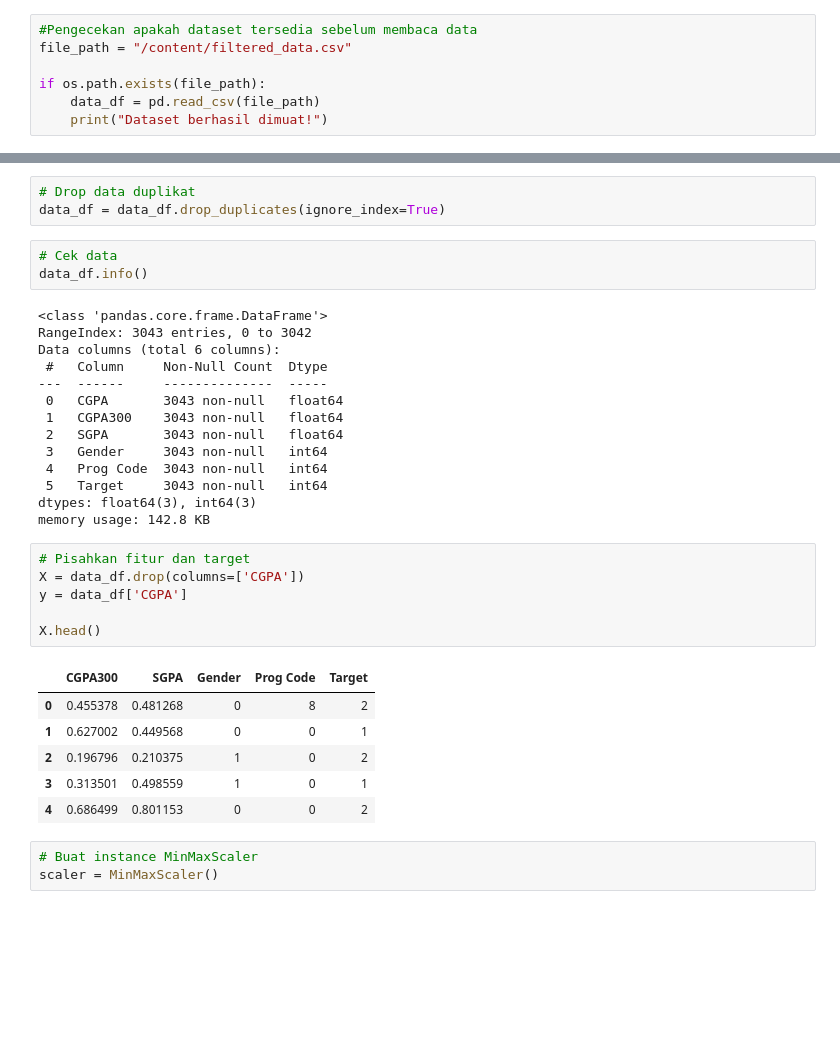
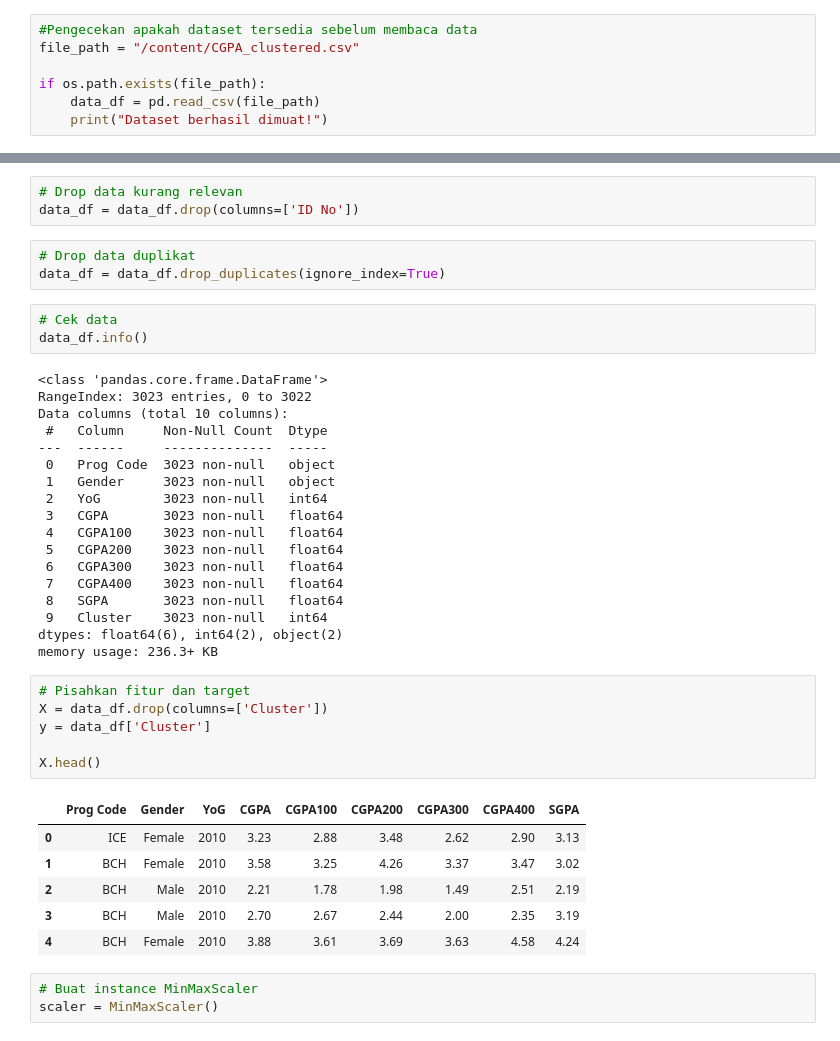
Before and after one commit to dewipuspita0904/MembangunProyekMachineLearning, a Jupyter notebook: [Klasifikasi]_Submission_Akhir_BMLP_Your_Name.ipynb, the cells around one changed output, grey strips where cells are left out. Drawn from its saved outputs; the diff is of its cells as text; blank space fills up the shorter version.

```diff
--- a/[Klasifikasi]_Submission_Akhir_BMLP_Your_Name.ipynb
+++ b/[Klasifikasi]_Submission_Akhir_BMLP_Your_Name.ipynb
@@ -29,7 +29,7 @@ warnings.filterwarnings("ignore")
 Memuat dataset hasil clustering dari file CSV ke dalam variabel DataFrame.
 # %%
 #Pengecekan apakah dataset tersedia sebelum membaca data
-file_path = "/content/filtered_data.csv"
+file_path = "/content/CGPA_clustered.csv"
 
 if os.path.exists(file_path):
     data_df = pd.read_csv(file_path)
@@ -70,6 +75,9 @@ display(data_df.head(10))
 # **3. Data Splitting**
 # %% [markdown]
 Tahap Data Splitting bertujuan untuk memisahkan dataset menjadi dua bagian: data latih (training set) dan data uji (test set).
+# %%
+# Drop data kurang relevan
+data_df = data_df.drop(columns=['ID No'])
 # %%
 # Drop data duplikat
 data_df = data_df.drop_duplicates(ignore_index=True)
@@ -78,31 +86,35 @@ data_df = data_df.drop_duplicates(ignore_index=True)
 data_df.info()
 # %% [output]
 <class 'pandas.core.frame.DataFrame'>
-RangeIndex: 3043 entries, 0 to 3042
-Data columns (total 6 columns):
+RangeIndex: 3023 entries, 0 to 3022
+Data columns (total 10 columns):
  #   Column     Non-Null Count  Dtype
 ---  ------     --------------  -----
- 0   CGPA       3043 non-null   float64
- 1   CGPA300    3043 non-null   float64
- 2   SGPA       3043 non-null   float64
- 3   Gender     3043 non-null   int64
- 4   Prog Code  3043 non-null   int64
- 5   Target     3043 non-null   int64
-dtypes: float64(3), int64(3)
-memory usage: 142.8 KB
+ 0   Prog Code  3023 non-null   object
+ 1   Gender     3023 non-null   object
+ 2   YoG        3023 non-null   int64
+ 3   CGPA       3023 non-null   float64
+ 4   CGPA100    3023 non-null   float64
+ 5   CGPA200    3023 non-null   float64
+ 6   CGPA300    3023 non-null   float64
+ 7   CGPA400    3023 non-null   float64
+ 8   SGPA       3023 non-null   float64
+ 9   Cluster    3023 non-null   int64
+dtypes: float64(6), int64(2), object(2)
+memory usage: 236.3+ KB
 # %%
 # Pisahkan fitur dan target
-X = data_df.drop(columns=['CGPA'])
-y = data_df['CGPA']
+X = data_df.drop(columns=['Cluster'])
+y = data_df['Cluster']
 
 X.head()
 # %% [output]
-|  | CGPA300 | SGPA | Gender | Prog Code | Target |
-| 0 | 0.455378 | 0.481268 | 0 | 8 | 2 |
-| 1 | 0.627002 | 0.449568 | 0 | 0 | 1 |
-| 2 | 0.196796 | 0.210375 | 1 | 0 | 2 |
-| 3 | 0.313501 | 0.498559 | 1 | 0 | 1 |
-| 4 | 0.686499 | 0.801153 | 0 | 0 | 2 |
+|  | Prog Code | Gender | YoG | CGPA | CGPA100 | CGPA200 | CGPA300 | CGPA400 | SGPA |
+| 0 | ICE | Female | 2010 | 3.23 | 2.88 | 3.48 | 2.62 | 2.90 | 3.13 |
+| 1 | BCH | Female | 2010 | 3.58 | 3.25 | 4.26 | 3.37 | 3.47 | 3.02 |
+| 2 | BCH | Male | 2010 | 2.21 | 1.78 | 1.98 | 1.49 | 2.51 | 2.19 |
+| 3 | BCH | Male | 2010 | 2.70 | 2.67 | 2.44 | 2.00 | 2.35 | 3.19 |
+| 4 | BCH | Female | 2010 | 3.88 | 3.61 | 3.69 | 3.63 | 4.58 | 4.24 |
 # %%
 # Buat instance MinMaxScaler
 scaler = MinMaxScaler()
```
Also changed, not shown: parts of 33 cells of this notebook.
